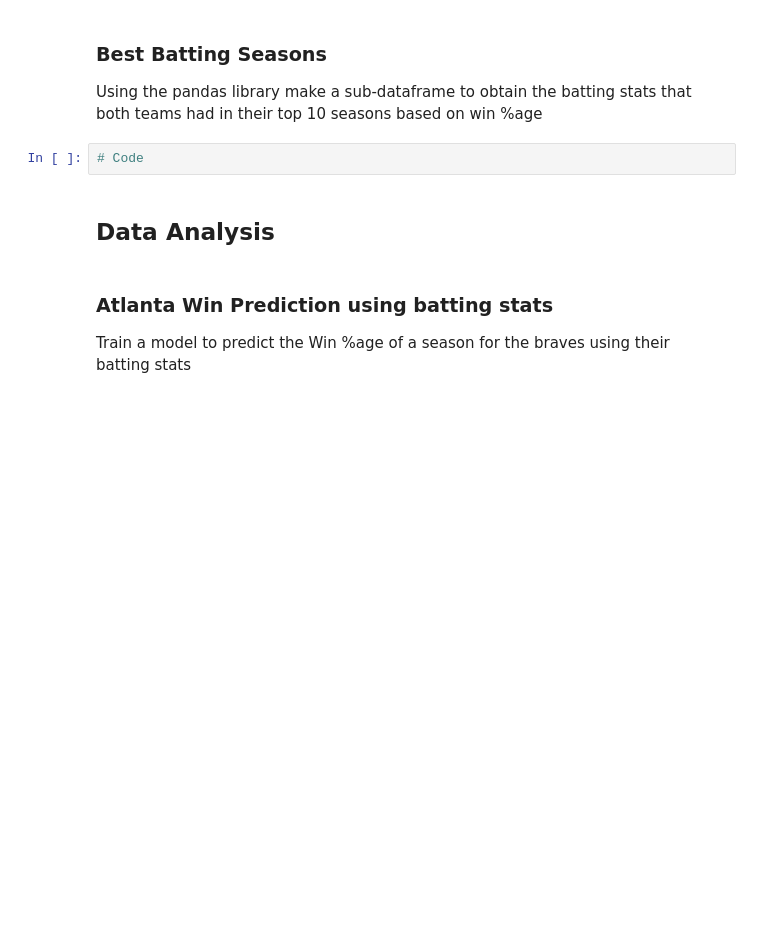
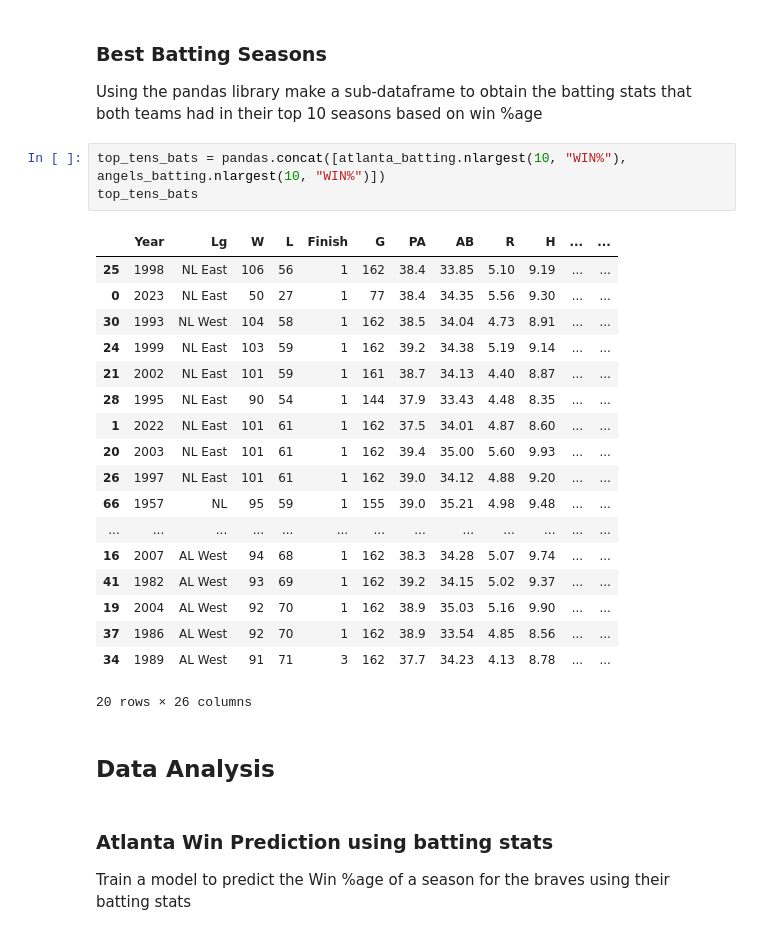
Before and after one commit to rxs1182/SNUPy_ipynb, a Jupyter notebook: Practice/05_rachel_eda.ipynb, the cells around one changed output. Cells and saved outputs as stored; diff of their text form; blank space fills up the shorter version.

```diff
--- a/Practice/05_rachel_eda.ipynb
+++ b/Practice/05_rachel_eda.ipynb
@@ -28,8 +57,28 @@ Using the pandas library make a sub-dataframe to obtain the pitching stats that
 # %% [markdown]
 ### Best Batting Seasons
 Using the pandas library make a sub-dataframe to obtain the batting stats that both teams had in their top 10 seasons based on win %age
-# %%
-# Code
+# %%
+top_tens_bats = pandas.concat([atlanta_batting.nlargest(10, "WIN%"), angels_batting.nlargest(10, "WIN%")])
+top_tens_bats
+# %% [output]
+|  | Year | Lg | W | L | Finish | G | PA | AB | R | H | ... | ... |
+| 25 | 1998 | NL East | 106 | 56 | 1 | 162 | 38.4 | 33.85 | 5.10 | 9.19 | ... | ... |
+| 0 | 2023 | NL East | 50 | 27 | 1 | 77 | 38.4 | 34.35 | 5.56 | 9.30 | ... | ... |
+| 30 | 1993 | NL West | 104 | 58 | 1 | 162 | 38.5 | 34.04 | 4.73 | 8.91 | ... | ... |
+| 24 | 1999 | NL East | 103 | 59 | 1 | 162 | 39.2 | 34.38 | 5.19 | 9.14 | ... | ... |
+| 21 | 2002 | NL East | 101 | 59 | 1 | 161 | 38.7 | 34.13 | 4.40 | 8.87 | ... | ... |
+| 28 | 1995 | NL East | 90 | 54 | 1 | 144 | 37.9 | 33.43 | 4.48 | 8.35 | ... | ... |
+| 1 | 2022 | NL East | 101 | 61 | 1 | 162 | 37.5 | 34.01 | 4.87 | 8.60 | ... | ... |
+| 20 | 2003 | NL East | 101 | 61 | 1 | 162 | 39.4 | 35.00 | 5.60 | 9.93 | ... | ... |
+| 26 | 1997 | NL East | 101 | 61 | 1 | 162 | 39.0 | 34.12 | 4.88 | 9.20 | ... | ... |
+| 66 | 1957 | NL | 95 | 59 | 1 | 155 | 39.0 | 35.21 | 4.98 | 9.48 | ... | ... |
+| ... | ... | ... | ... | ... | ... | ... | ... | ... | ... | ... | ... | ... |
+| 16 | 2007 | AL West | 94 | 68 | 1 | 162 | 38.3 | 34.28 | 5.07 | 9.74 | ... | ... |
+| 41 | 1982 | AL West | 93 | 69 | 1 | 162 | 39.2 | 34.15 | 5.02 | 9.37 | ... | ... |
+| 19 | 2004 | AL West | 92 | 70 | 1 | 162 | 38.9 | 35.03 | 5.16 | 9.90 | ... | ... |
+| 37 | 1986 | AL West | 92 | 70 | 1 | 162 | 38.9 | 33.54 | 4.85 | 8.56 | ... | ... |
+| 34 | 1989 | AL West | 91 | 71 | 3 | 162 | 37.7 | 34.23 | 4.13 | 8.78 | ... | ... |
+20 rows × 26 columns
 # %% [markdown]
 ## Data Analysis
 # %% [markdown]
```
Also changed, not shown: parts of 25 cells of this notebook.
